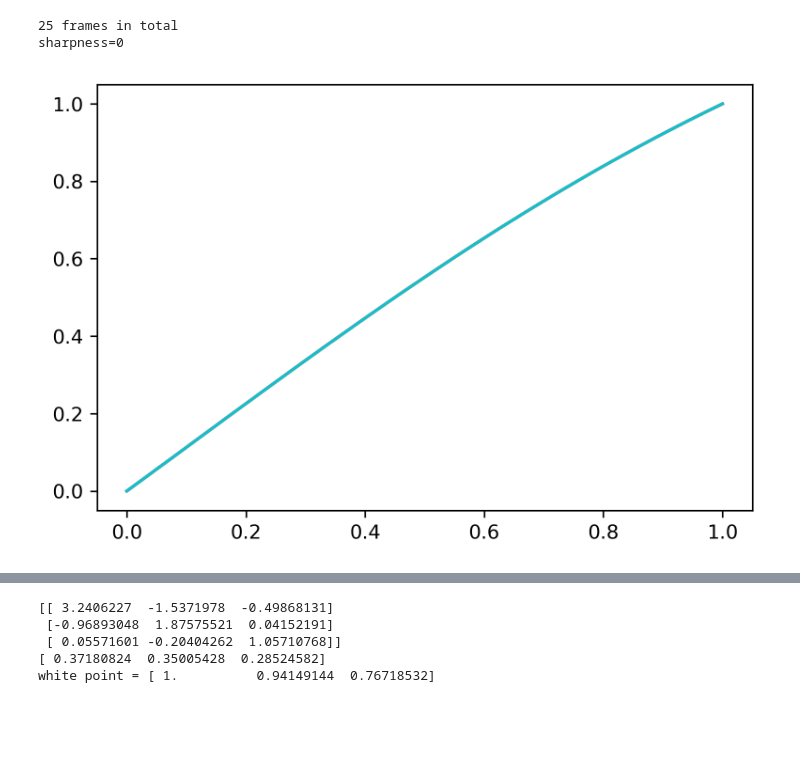
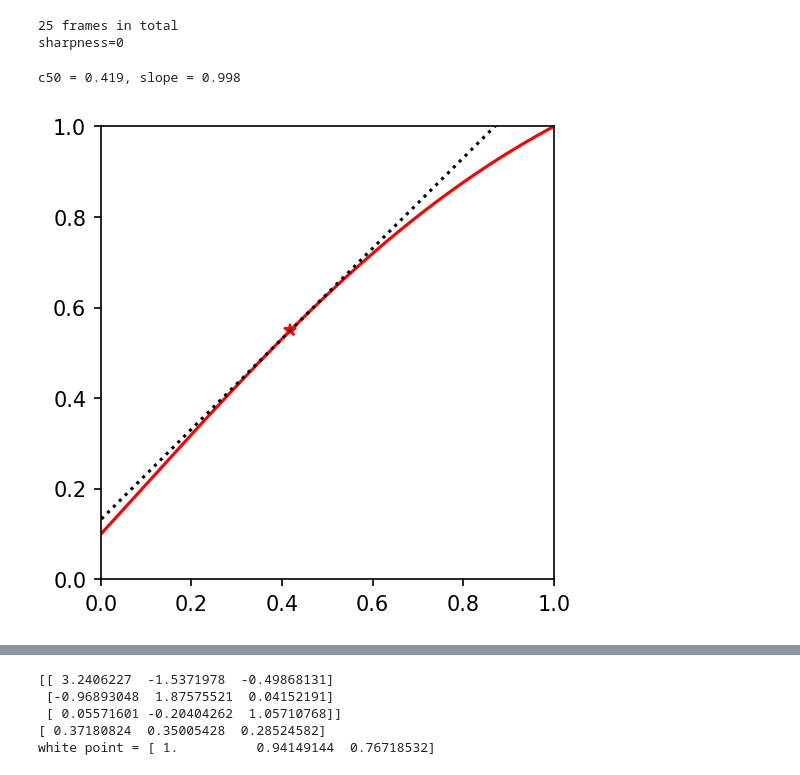
Before and after one commit to g13/patchV1, a Jupyter notebook: ext_input.ipynb, the cells around one changed output, grey strips where cells are left out. Cells and saved outputs as stored; diff of their text form; code cells hidden in the pictures; blank space fills up the shorter version.

```diff
--- a/ext_input.ipynb
+++ b/ext_input.ipynb
@@ -27,27 +24,47 @@ generate_grating(1/10, 4, np.pi/4, 2000, 1600, [128,0,0], [0,128,0],'test', shar
 sharpness=0
 # %%
 LMS_series = video_to_LMS_time_series('test', 0, 1)
-# %%
-fig = plt.figure('logistic', dpi = 300)
-ax = fig.add_subplot(111)
-x = np.linspace(0,1,100)
-
-def logisticp(k, spont, c50, x):
-    expk = np.exp(k)
-    expkr = np.exp(k*c50)
-    expkr_1 = expkr/expk
-    c = (expkr_1+1)/(expkr_1*(1-expk)) * (1-spont)
-    a = -c*(1+expkr)
-    return a/(1+np.exp(-k*x)*expkr) + c + spont
-
-intercept = 0.0
-trans = 0.1
-for ik in range(1,1001,100):
-    #k = ik/10
-    k = 1.5
-    y = logisticp(k, intercept, trans, x)
-    ax.plot(x, y)
-#ax.set_xlim(0,1)
-#ax.set_ylim(0,1)
-# %% [output]
-[figure, removed]
+# %%
+fig = plt.figure('logistic', dpi = 150)
+x = np.linspace(0,1,1000)
+
+def logistic0(k, spont, c50, x):
+    e_kc50 = np.exp(k*c50)
+    e_kc50_k = np.exp(k*(c50-1))
+    a = (1-spont)*(1+e_kc50)*(1+e_kc50_k)/(e_kc50-e_kc50_k)
+    b = 1 - a/(1+e_kc50_k)
+    return a/(1+np.exp(-k*x)*e_kc50) + b
+
+#NOTE: c50 is only a translational paramter in logistic function, the return value of logistic_c50 is the true c50
+def logistic_c50(k,c50):
+    x = 1+np.exp(k*c50)
+    y = 1+np.exp(k*c50-k)
+    A = 2*x*y/(x+y)-1
+    return c50 - np.log(A)/k
+
+def logistic_slope(k, spont, c50, x):
+    e_kc50 = np.exp(k*c50)
+    e_kc50_k = np.exp(k*(c50-1))
+    a = (1-spont)*(1+e_kc50)*(1+e_kc50_k)/(e_kc50-e_kc50_k)
+    return a*k*np.exp(-k*x)*e_kc50/np.power(1+np.exp(-k*x)*e_kc50,2)
+
+intercept = 0.1
+translation = 0.1
+k = 2
+
+y = logistic0(k, intercept, translation, x)
+ax = fig.add_subplot(111)
+ax.plot(x, y,'r')
+c50 = logistic_c50(k,translation)
+y_c50 = (intercept+1)/2
+slope = logistic_slope(k,intercept,translation,c50)
+print(f'c50 = {c50:.3f}, slope = {slope:.3f}')
+ax.plot(c50, y_c50,'*r')
+
+ax.plot([c50-1, c50, c50+1], [y_c50-slope,y_c50,y_c50+slope],':k')
+ax.set_xlim(0,1)
+ax.set_ylim(0,1)
+ax.set_aspect('equal')
+# %% [output]
+c50 = 0.419, slope = 0.998
+[figure, added]
```
Also changed, not shown: parts of 3 cells of this notebook.
